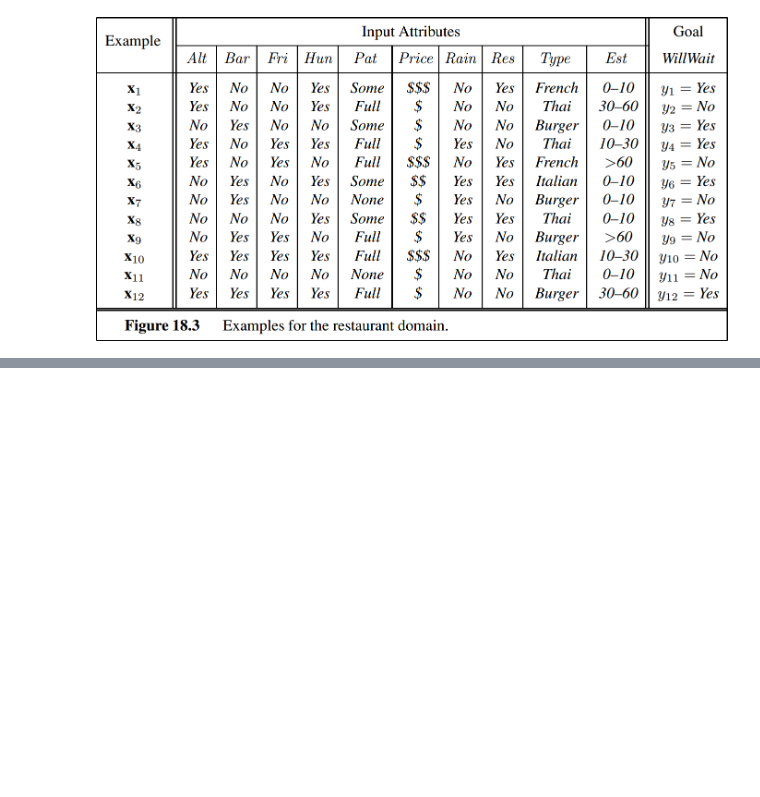
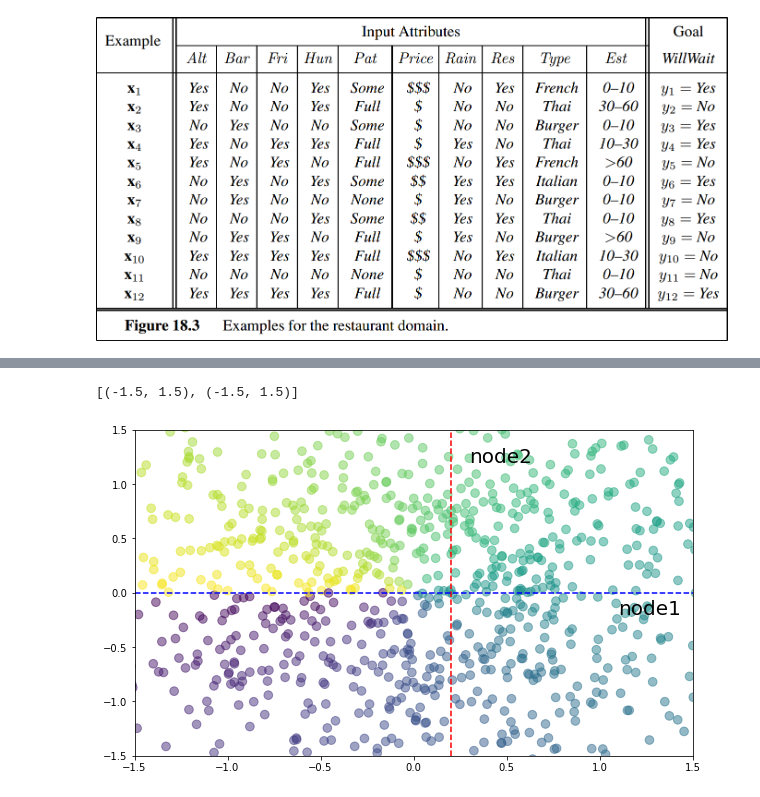
Before and after one commit to rmania/datascience, a Jupyter notebook: ubc_ml/07_decision_trees.ipynb, the cells around one changed output, grey strips where cells are left out. Cells and saved outputs as stored; diff of their text form; code cells hidden in the pictures; blank space fills up the shorter version.

```diff
--- a/ubc_ml/07_decision_trees.ipynb
+++ b/ubc_ml/07_decision_trees.ipynb
@@ -186,0 +194,16 @@ def information_gain(data, attr, target_attr):
+# %%
+fig, ax = plt.subplots(figsize=[10,6])
+
+X = np.random.normal(0,1,1024)
+Y = np.random.normal(0,1,1024)
+T = np.arctan2(Y,X)
+
+ax.scatter(X,Y, s=75, c=T, alpha=.5)
+ax.vlines(0.2, -1.5, 1.5, color='red', linestyle='--')
+ax.hlines(0, -1.5, 1.5, color='blue', linestyle='--')
+ax.text(0.3, 1.2, text = 'node2', s=20, size=20)
+ax.text(1.1, -.2, text = 'node1', s=20, size=20)
+ax.set(xlim=[-1.5, 1.5], ylim =[-1.5, 1.5])
+# %% [output]
+[(-1.5, 1.5), (-1.5, 1.5)]
+[figure, added]
```
Also changed, not shown: parts of 7 cells of this notebook.
